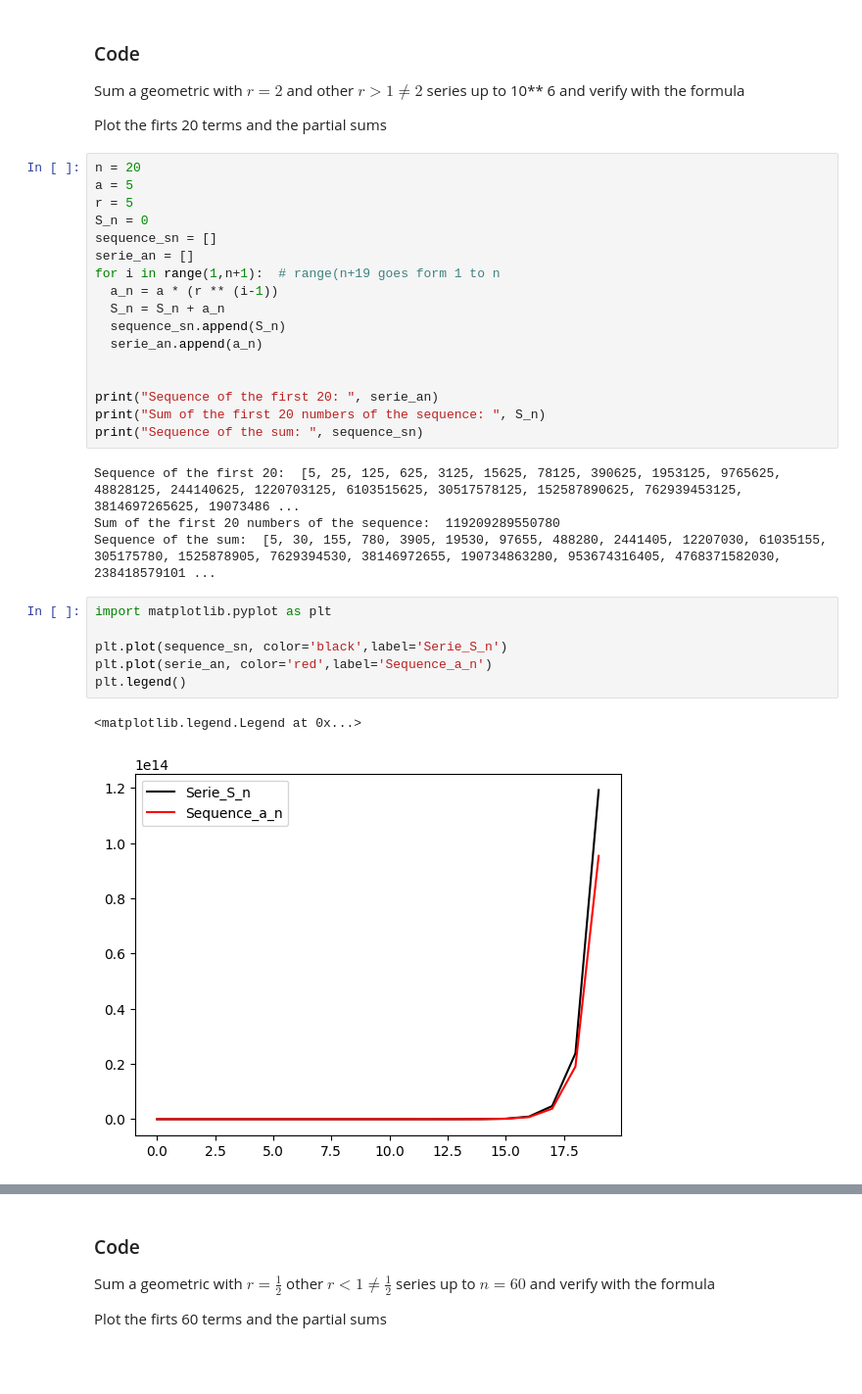
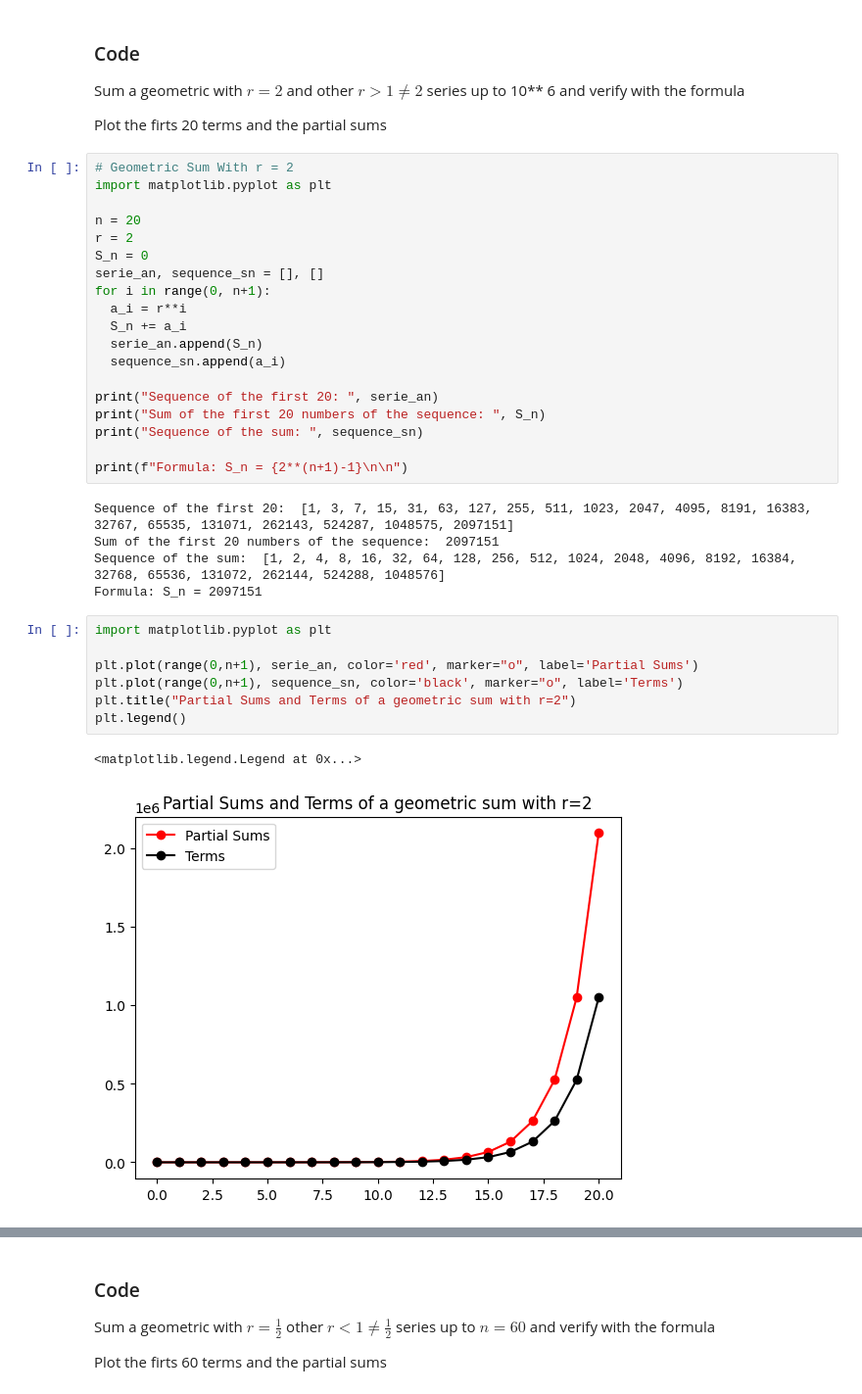
Before and after one commit to AndersonStick/MetNumUN2023II, a Jupyter notebook: Lab1/abarreratArithmeticSeriesGeometricSeriesPowerSums.ipynb, the cells around one changed output, grey strips where cells are left out. Shown at 98% size. Saved outputs shown, nothing was run; the diff lists cells and outputs as text; blank space fills up the shorter version.

```diff
--- a/Lab1/abarreratArithmeticSeriesGeometricSeriesPowerSums.ipynb
+++ b/Lab1/abarreratArithmeticSeriesGeometricSeriesPowerSums.ipynb
@@ -332,35 +330,39 @@ Sum a geometric with $r =2$ and other $r > 1 \neq 2$  series up to 10** 6 and ve
 
 Plot the firts 20 terms and the partial sums
 # %%
+# Geometric Sum With r = 2
+import matplotlib.pyplot as plt
+
 n = 20
-a = 5
-r = 5
+r = 2
 S_n = 0
-sequence_sn = []
-serie_an = []
-for i in range(1,n+1):  # range(n+19 goes form 1 to n
-  a_n = a * (r ** (i-1))
-  S_n = S_n + a_n
-  sequence_sn.append(S_n)
-  serie_an.append(a_n)
-
+serie_an, sequence_sn = [], []
+for i in range(0, n+1):
+  a_i = r**i
+  S_n += a_i
+  serie_an.append(S_n)
+  sequence_sn.append(a_i)
 
 print("Sequence of the first 20: ", serie_an)
 print("Sum of the first 20 numbers of the sequence: ", S_n)
 print("Sequence of the sum: ", sequence_sn)
+
+print(f"Formula: S_n = {2**(n+1)-1}\n\n")
 # %% [output]
-Sequence of the first 20:  [5, 25, 125, 625, 3125, 15625, 78125, 390625, 1953125, 9765625, 48828125, 244140625, 1220703125, 6103515625, 30517578125, 152587890625, 762939453125, 3814697265625, 19073486 ...
-Sum of the first 20 numbers of the sequence:  119209289550780
-Sequence of the sum:  [5, 30, 155, 780, 3905, 19530, 97655, 488280, 2441405, 12207030, 61035155, 305175780, 1525878905, 7629394530, 38146972655, 190734863280, 953674316405, 4768371582030, 238418579101 ...
+Sequence of the first 20:  [1, 3, 7, 15, 31, 63, 127, 255, 511, 1023, 2047, 4095, 8191, 16383, 32767, 65535, 131071, 262143, 524287, 1048575, 2097151]
+Sum of the first 20 numbers of the sequence:  2097151
+Sequence of the sum:  [1, 2, 4, 8, 16, 32, 64, 128, 256, 512, 1024, 2048, 4096, 8192, 16384, 32768, 65536, 131072, 262144, 524288, 1048576]
+Formula: S_n = 2097151
-# %%
-import matplotlib.pyplot as plt
-
-plt.plot(sequence_sn, color='black',label='Serie_S_n')
-plt.plot(serie_an, color='red',label='Sequence_a_n')
-plt.legend()
-# %% [output]
-<matplotlib.legend.Legend at 0x...>
-[figure, removed]
+# %%
+import matplotlib.pyplot as plt
+
+plt.plot(range(0,n+1), serie_an, color='red', marker="o", label='Partial Sums')
+plt.plot(range(0,n+1), sequence_sn, color='black', marker="o", label='Terms')
+plt.title("Partial Sums and Terms of a geometric sum with r=2")
+plt.legend()
+# %% [output]
+<matplotlib.legend.Legend at 0x...>
+[figure, added]
 # %%
 print("Sum of the first 20 numbers of the sequence with formula: ", a*((r**(n))-1)/(r-1))
 # %% [output]
```
Also changed, not shown: parts of 16 cells of this notebook, 1 other file.
